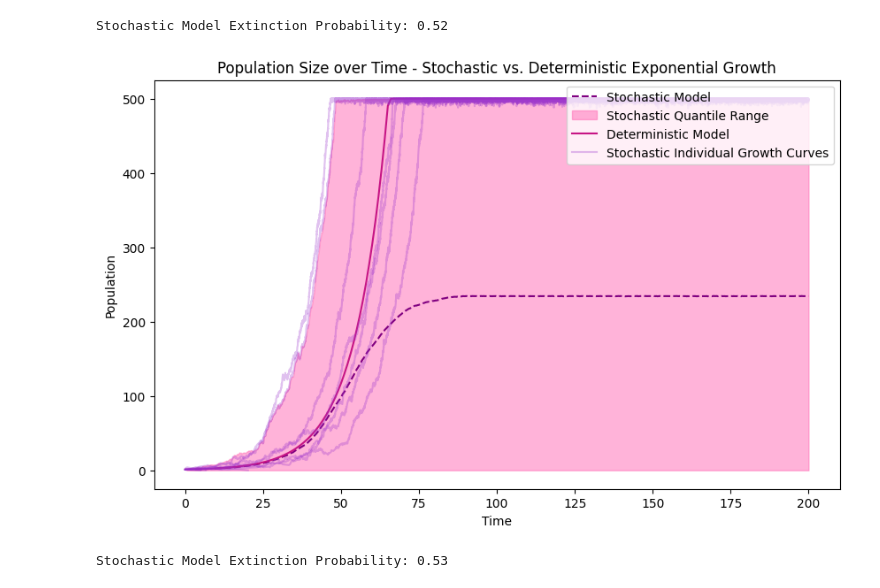
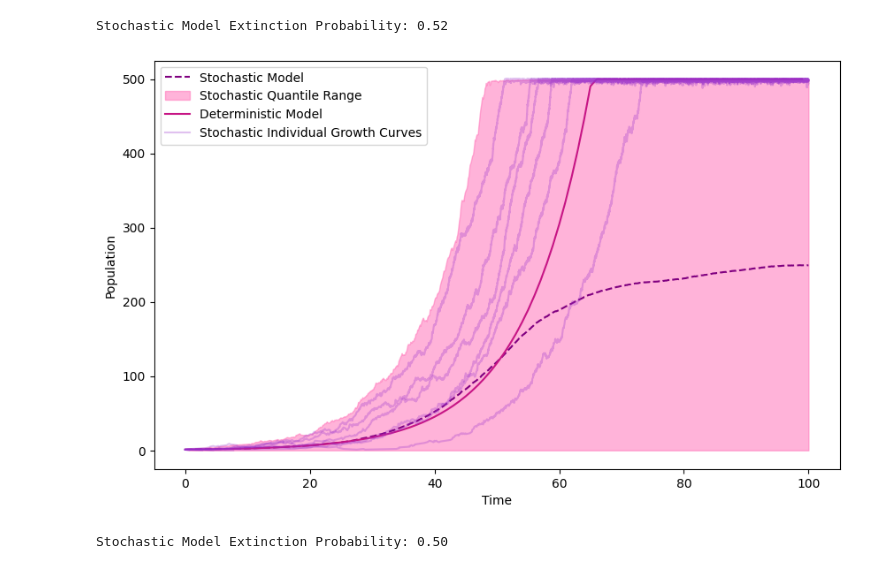
Before and after one commit to isabellac865/population_growth_models, a Jupyter notebook: 4_comparisons/4_exponential_comparison.ipynb, the cells around one changed output. Saved outputs shown, nothing was run; the diff lists cells and outputs as text; code cells hidden in the pictures.

Commit message:
plot

```diff
--- a/4_comparisons/4_exponential_comparison.ipynb
+++ b/4_comparisons/4_exponential_comparison.ipynb
@@ -209,36 +209,35 @@ def plot_population_comparison(stochastic_time_points, avg_population, lower_qua
 
     # Plot 10 individual stochastic growth curves
     for i in range(10):
         plt.plot(all_time_points[i], all_population_sizes[i], alpha=0.3, linestyle='-', color='darkorchid', label='Stochastic Individual Growth Curves' if i == 0 else "")
 
     plt.xlabel('Time')
     plt.ylabel('Population')
-    plt.title('Population Size over Time - Stochastic vs. Deterministic Exponential Growth')
-    plt.legend(loc='upper right')
+    plt.legend(loc='upper left')
     plt.show()
 
 # Run both models and plot the results
 if __name__ == "__main__":
     # Stochastic Model Parameters and Simulation
-    stochastic_params = set_parameters(initial_population=1, birth_rate=0.2, death_rate=0.1, carrying_capacity=500, max_time=200)
+    stochastic_params = set_parameters(initial_population=1, birth_rate=0.2, death_rate=0.1, carrying_capacity=500, max_time=100)
     num_simulations = 100
     avg_time_points, avg_population_sizes, lower_quantile, upper_quantile, extinction_prob, all_time_points, all_population_sizes = run_multiple_simulations_with_quantiles(stochastic_params, num_simulations)
 
     # Deterministic Model Parameters and Simulation
     b = 0.1  # birth rate
     d = 0  # death rate
     K = 500  # carrying capacity
     P0 = 1  # initial population
-    time_steps = 200  # number of time steps
+    time_steps = 100  # number of time steps
     dt = 1  # time step size
 
     det_population = exp_growth_model(b, d, K, P0, time_steps, dt)
 
     # Plot Comparison with individual growth curves
     plot_population_comparison(avg_time_points, avg_population_sizes, lower_quantile, upper_quantile, det_population, K, time_steps, all_time_points, all_population_sizes)
 
     # Print Extinction Probability
     print(f"Stochastic Model Extinction Probability: {extinction_prob:.2f}")
 # %% [output]
-[figure, old version]
+[figure, new version]
-Stochastic Model Extinction Probability: 0.53
+Stochastic Model Extinction Probability: 0.50
```
